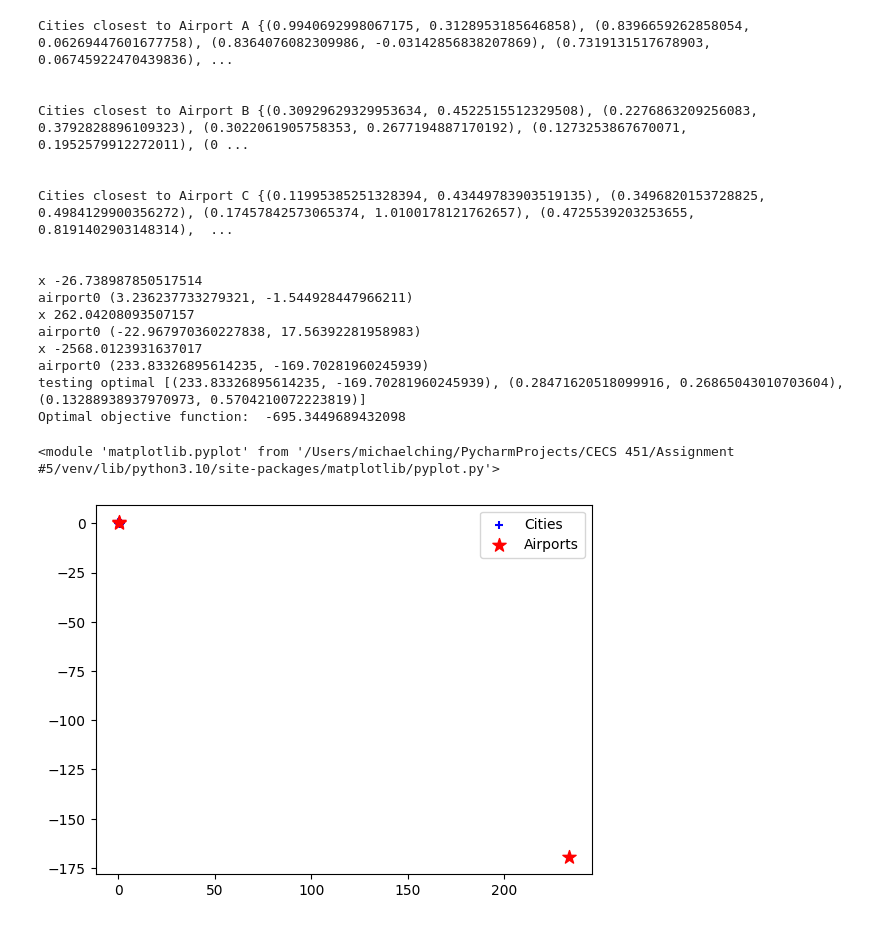
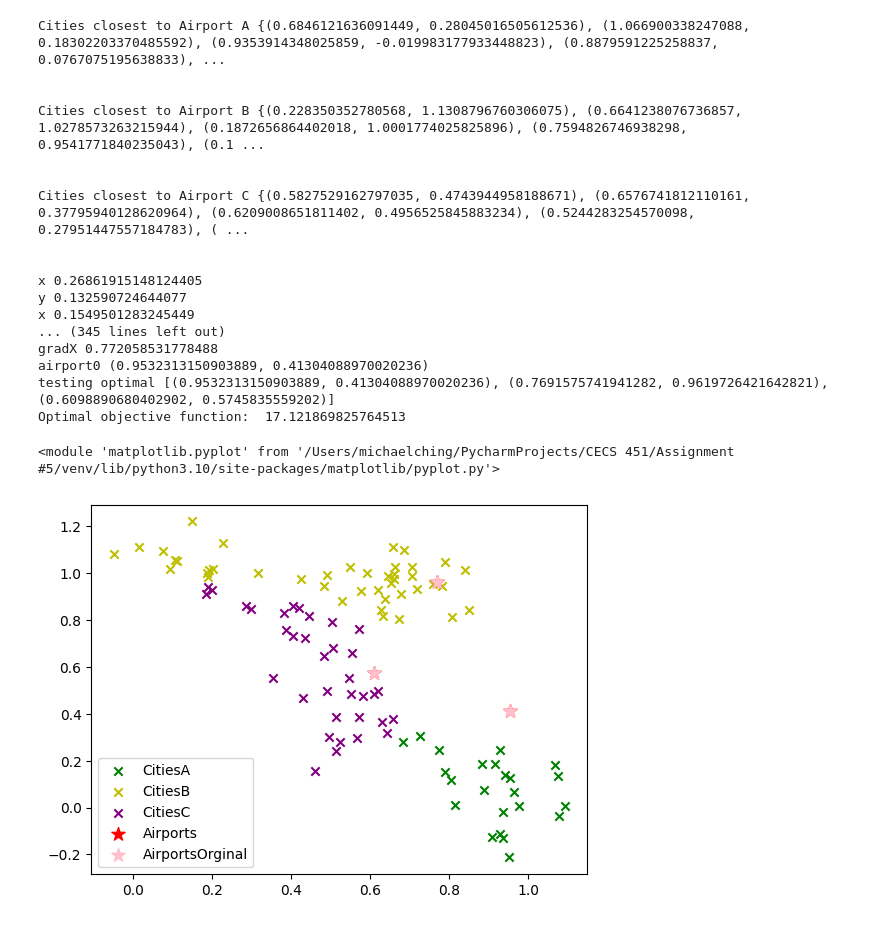
Before and after one commit to miching/CECS-451---Assignment-5-Closest-Airport, a Jupyter notebook: n-airports.ipynb, the cells around one changed output. Saved outputs shown, nothing was run; the diff lists cells and outputs as text; code cells hidden in the pictures.

Commit message:
debug graphs

```diff
--- a/n-airports.ipynb
+++ b/n-airports.ipynb
@@ -62,6 +62,14 @@ for city in cities:
         cityC.add(city)
 
 
+temp1 = airports[0]
+temp2 = airports[1]
+temp3 = airports[2]
+airportOrgin = []
+airportOrgin.append(temp1)
+airportOrgin.append(temp2)
+airportOrgin.append(temp3)
+
 print("Cities closest to Airport A" , cityA)
 print()
 print()
@@ -74,9 +82,11 @@ print()
 #print (cities)
 #print (airports)
 
+change = 10
 
 #Repeat objective function
-for i in range(3):
+#while (change < 0.5):
+for i in range(7):
 
     #Airport A
     airportX = airports[0][0]
@@ -88,15 +98,21 @@ for i in range(3):
     for city in cityA:
         x = x + (airportX - city[0])
         y = y + (airportY - city[1])
+        print('x' , x)
+        print('y' , y)
 
     x = x * 2
     y = y * 2
 
     print('x' , x)
+    print('airport x cord', airports[0][0])
+
 
     gradX = airports[0][0] - (sigma * x)
     gradY = airports[0][1] - (sigma * y)
-    airports[0] = (gradX,gradY)
+    print ('gradX', gradX)
+
+   # airports[0] = (gradX,gradY)
     print("airport0", airports[0])
 
 
@@ -104,7 +120,8 @@ for i in range(3):
 
 print("testing optimal",airports)
 
-
+#airports[1] = (0,0)
+#airports[2] = (0,0)
 
 f = x + y
 
@@ -120,44 +137,58 @@ print ("Optimal objective function: ", f)
    # x = 0
     #y = 0
 
    # for city in cities:
    #     x = x + (airportX - city[0])**2
    #     y = y + (airportY - city[1])**2
 
 
    # x = airports[i][0] - (sigma * x)
    # y = airports[i][1] - (sigma * y)
    # airports[i] = (x,y)
 
 
 
 #print (airports)
 
 import matplotlib.pyplot as plt
 
-zip_cities = zip(*cities)
-plt.scatter(*zip_cities, marker='+',color='b', label='Cities')
+
+zip_citiesA = zip(*cityA)
+plt.scatter(*zip_citiesA, marker='x',color='g', label='CitiesA')
+
+zip_citiesB = zip(*cityB)
+plt.scatter(*zip_citiesB, marker='x',color='y', label='CitiesB')
+
+zip_citiesC = zip(*cityC)
+plt.scatter(*zip_citiesC, marker='x',color='purple', label='CitiesC')
+
+#zip_cities = zip(*cities)
+#plt.scatter(*zip_cities, marker='+',color='b', label='Cities')
 zip_airs = zip(*airports)
 plt.scatter(*zip_airs, marker='*', color='r', s=100, label='Airports')
+
+zip_airsOrgin = zip(*airportOrgin)
+plt.scatter(*zip_airsOrgin, marker='*', color='pink', s=100, label='AirportsOrginal')
+
 plt.legend()
 plt
 # %% [output]
-Cities closest to Airport A {(0.9940692998067175, 0.3128953185646858), (0.8396659262858054, 0.06269447601677758), (0.8364076082309986, -0.03142856838207869), (0.7319131517678903, 0.06745922470439836), ...
+Cities closest to Airport A {(0.6846121636091449, 0.28045016505612536), (1.066900338247088, 0.18302203370485592), (0.9353914348025859, -0.019983177933448823), (0.8879591225258837, 0.0767075195638833), ...
 
 
-Cities closest to Airport B {(0.30929629329953634, 0.4522515512329508), (0.2276863209256083, 0.3792828896109323), (0.3022061905758353, 0.2677194887170192), (0.1273253867670071, 0.1952579912272011), (0 ...
+Cities closest to Airport B {(0.228350352780568, 1.1308796760306075), (0.6641238076736857, 1.0278573263215944), (0.1872656864402018, 1.0001774025825896), (0.7594826746938298, 0.9541771840235043), (0.1 ...
 
 
-Cities closest to Airport C {(0.11995385251328394, 0.43449783903519135), (0.3496820153728825, 0.4984129900356272), (0.17457842573065374, 1.0100178121762657), (0.4725539203253655, 0.8191402903148314),  ...
+Cities closest to Airport C {(0.5827529162797035, 0.4743944958188671), (0.6576741812110161, 0.37795940128620964), (0.6209008651811402, 0.4956525845883234), (0.5244283254570098, 0.27951447557184783), ( ...
 
 
-x -26.738987850517514
-airport0 (3.236237733279321, -1.544928447966211)
-x 262.04208093507157
-airport0 (-22.967970360227838, 17.56392281958983)
-x -2568.0123931637017
-airport0 (233.83326895614235, -169.70281960245939)
-testing optimal [(233.83326895614235, -169.70281960245939), (0.28471620518099916, 0.26865043010703604), (0.13288938937970973, 0.5704210072223819)]
-Optimal objective function:  -695.3449689432098
+x 0.26861915148124405
+y 0.132590724644077
+x 0.1549501283245449
+... (345 lines left out)
+gradX 0.772058531778488
+airport0 (0.9532313150903889, 0.41304088970020236)
+testing optimal [(0.9532313150903889, 0.41304088970020236), (0.7691575741941282, 0.9619726421642821), (0.6098890680402902, 0.5745835559202)]
+Optimal objective function:  17.121869825764513
 <module 'matplotlib.pyplot' from '/Users/michaelching/PycharmProjects/CECS 451/Assignment #5/venv/lib/python3.10/site-packages/matplotlib/pyplot.py'>
-[figure, old version]
+[figure, new version]
```
